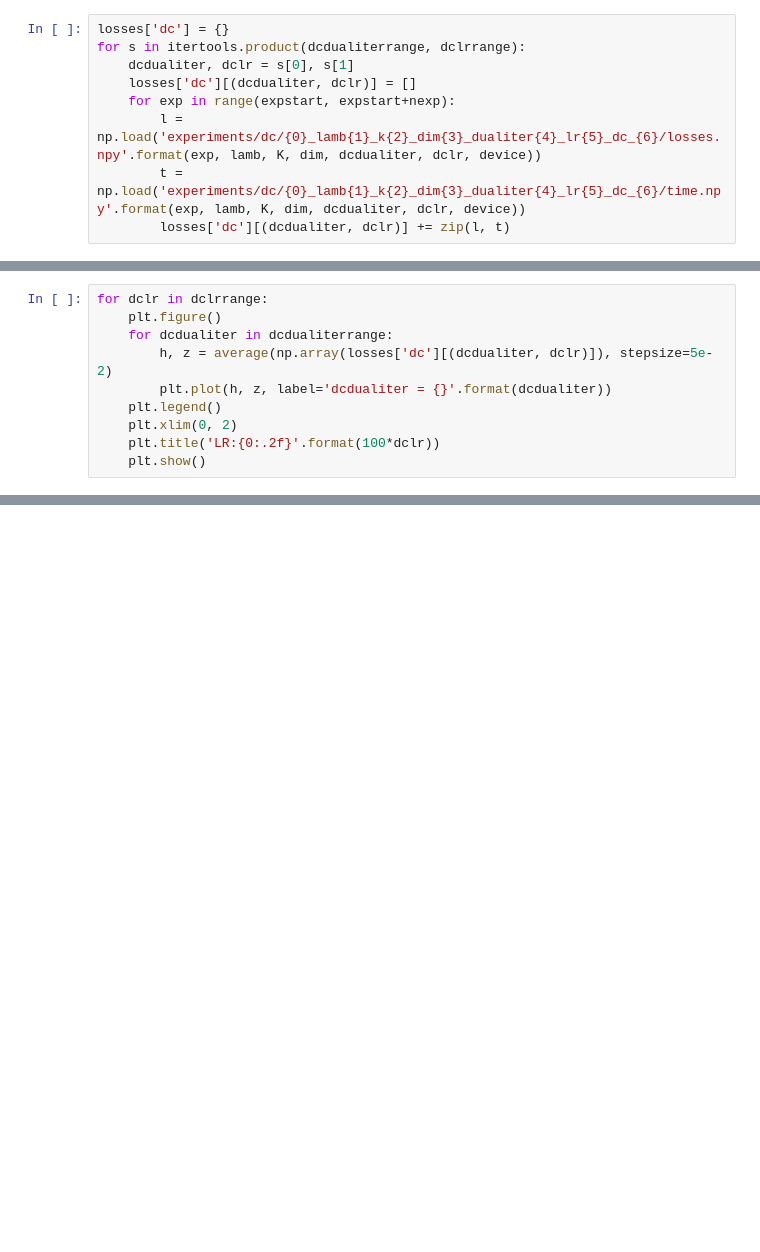
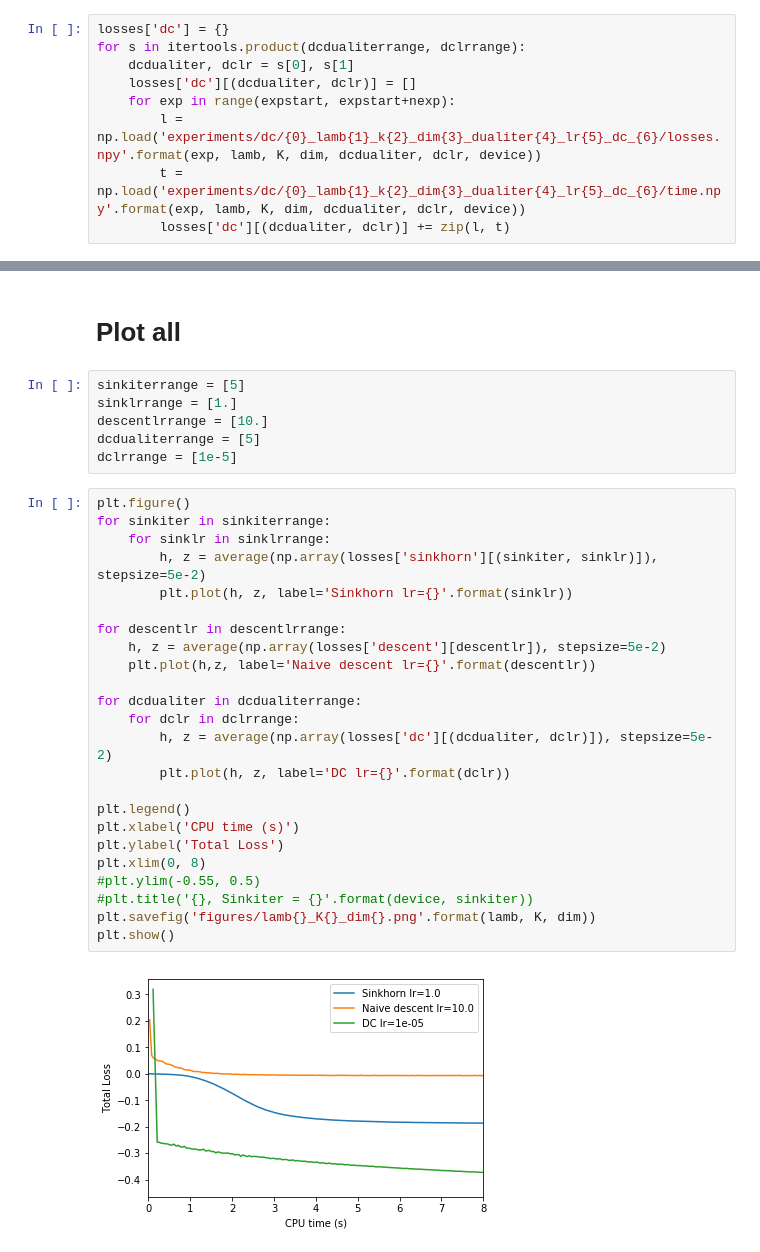
Before and after one commit to eboursier/regularized_private_learning, a Jupyter notebook: parameter_tuning.ipynb, the cells around one changed output, grey strips where cells are left out. Drawn from its saved outputs; the diff is of its cells as text; blank space fills up the shorter version.

```diff
--- a/parameter_tuning.ipynb
+++ b/parameter_tuning.ipynb
@@ -142,10 +125,0 @@ for sinkiter in sinkiterrange:
-# %%
-for dclr in dclrrange:
-    plt.figure()
-    for dcdualiter in dcdualiterrange:
-        h, z = average(np.array(losses['dc'][(dcdualiter, dclr)]), stepsize=5e-2)
-        plt.plot(h, z, label='dcdualiter = {}'.format(dcdualiter))
-    plt.legend()
-    plt.xlim(0, 2)
-    plt.title('LR:{0:.2f}'.format(100*dclr))
-    plt.show()
@@ -162,0 +136,34 @@ for dclr in dclrrange:
+# %% [markdown]
+# Plot all
+# %%
+sinkiterrange = [5]
+sinklrrange = [1.]
+descentlrrange = [10.]
+dcdualiterrange = [5]
+dclrrange = [1e-5]
+# %%
+plt.figure()
+for sinkiter in sinkiterrange:
+    for sinklr in sinklrrange:
+        h, z = average(np.array(losses['sinkhorn'][(sinkiter, sinklr)]), stepsize=5e-2)
+        plt.plot(h, z, label='Sinkhorn lr={}'.format(sinklr))
+
+for descentlr in descentlrrange:
+    h, z = average(np.array(losses['descent'][descentlr]), stepsize=5e-2)
+    plt.plot(h,z, label='Naive descent lr={}'.format(descentlr))
+
+for dcdualiter in dcdualiterrange:
+    for dclr in dclrrange:
+        h, z = average(np.array(losses['dc'][(dcdualiter, dclr)]), stepsize=5e-2)
+        plt.plot(h, z, label='DC lr={}'.format(dclr))
+
+plt.legend()
+plt.xlabel('CPU time (s)')
+plt.ylabel('Total Loss')
+plt.xlim(0, 8)
+#plt.ylim(-0.55, 0.5)
+#plt.title('{}, Sinkiter = {}'.format(device, sinkiter))
+plt.savefig('figures/lamb{}_K{}_dim{}.png'.format(lamb, K, dim))
+plt.show()
+# %% [output]
+[figure, added]
```
Also changed, not shown: parts of 12 cells of this notebook, 7 other files.
